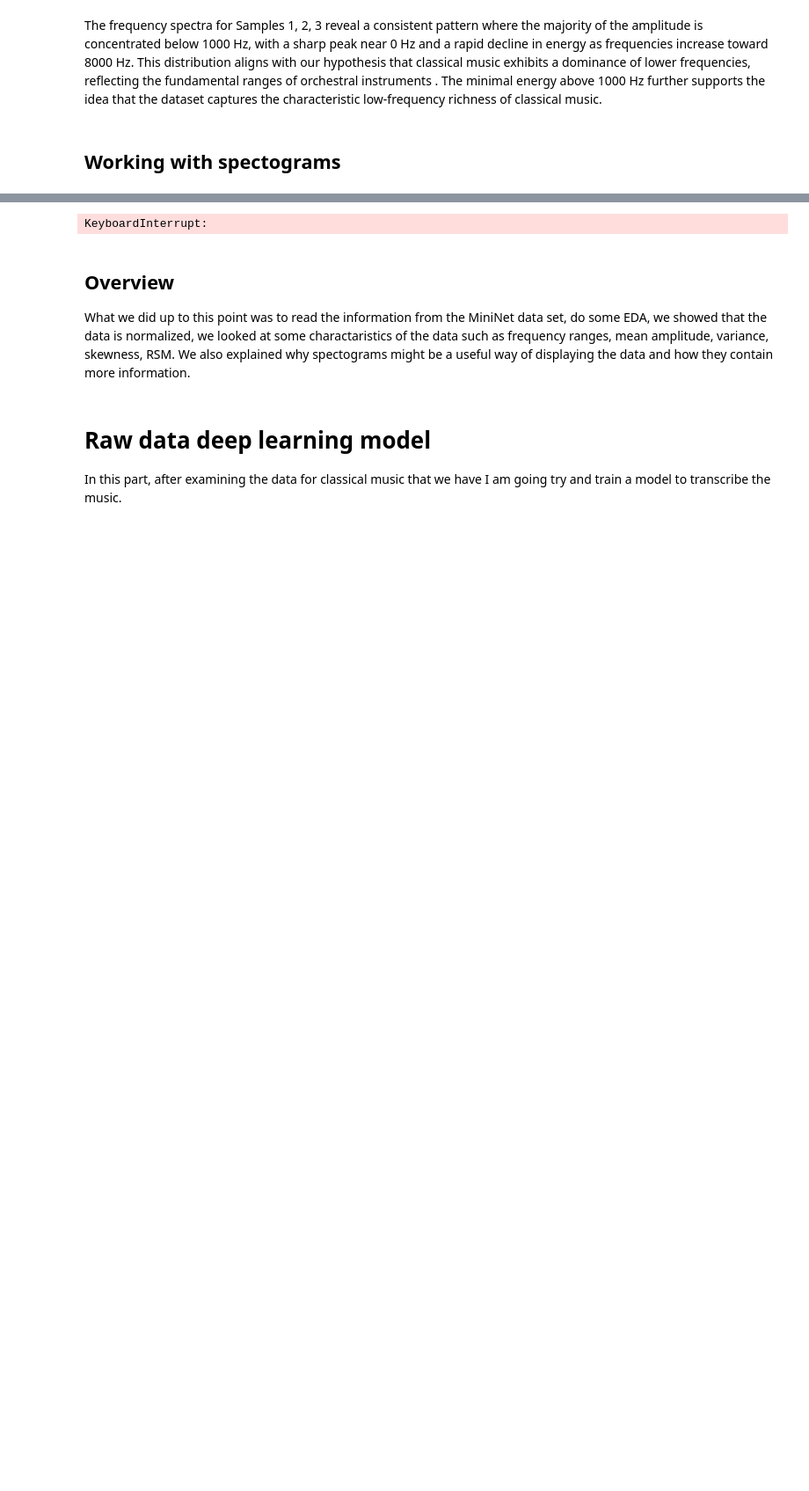
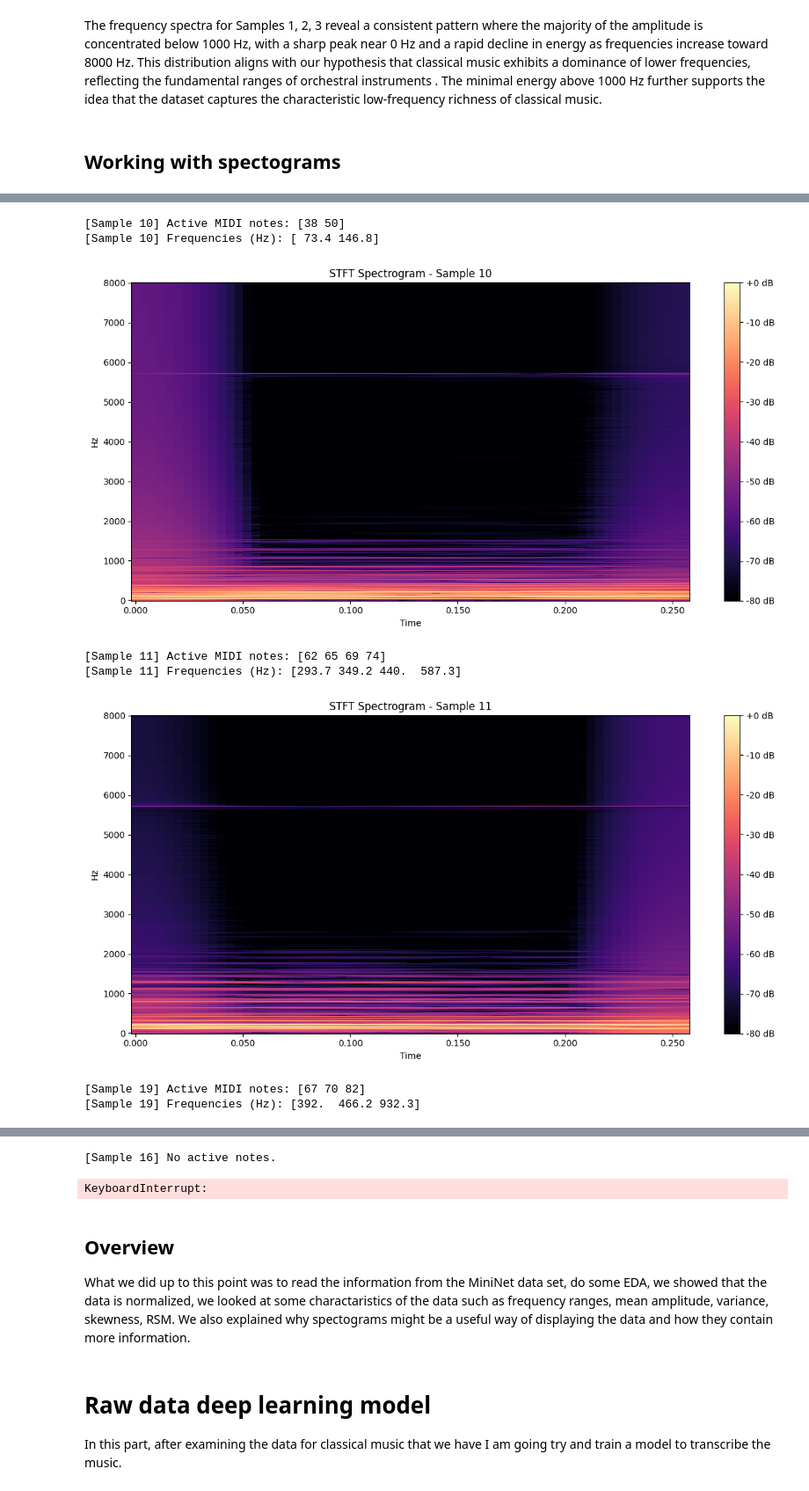
Before and after one commit to Stoymirov/Automated-music-analsis-pipeline-and-EDA, a Jupyter notebook: Classical_music.ipynb, the cells around one changed output, grey strips where cells are left out. Shown at 88% size. Drawn from its saved outputs; the diff is of its cells as text; code cells hidden in the pictures; blank space fills up the shorter version.

```diff
--- a/Classical_music.ipynb
+++ b/Classical_music.ipynb
@@ -370,0 +376,46 @@ When we need to create a model that is able to distinguish different notes(i.g.,
+# %%
+sr = 16000
+samples_to_plot = [10, 11, 19, 16]
+
+def midi_to_freq(midi_note):
+    return 440.0 * 2 ** ((midi_note - 69) / 12)
+
+for idx in samples_to_plot:
+
+    sample = Xtest[idx]
+    labels = Ytest[idx]
+
+    # Find active MIDI notes
+    active_notes = np.where(labels == 1)[0]
+    if len(active_notes) == 0:
+        print(f"[Sample {idx}] No active notes.")
+        continue
+
+    # Convert MIDI notes to frequencies
+    freqs = [midi_to_freq(n) for n in active_notes]
+    print(f"[Sample {idx}] Active MIDI notes: {active_notes}")
+    print(f"[Sample {idx}] Frequencies (Hz): {np.round(freqs, 1)}")
+
+
+    n_fft = 2048
+    hop_length = 64
+    S = np.abs(librosa.stft(y=sample, n_fft=n_fft, hop_length=hop_length))
+    S_dB = librosa.amplitude_to_db(S, ref=np.max)
+
+    # Plot the spectrogram
+    plt.figure(figsize=(12, 6))
+    librosa.display.specshow(S_dB, sr=sr, hop_length=hop_length, x_axis='time', y_axis='hz')
+    plt.colorbar(format='%+2.0f dB')
+    plt.title(f'STFT Spectrogram - Sample {idx}')
+
+    plt.tight_layout()
+    plt.show()
+# %% [output]
+[Sample 10] Active MIDI notes: [38 50]
+[Sample 10] Frequencies (Hz): [ 73.4 146.8]
+[figure, added]
+[Sample 11] Active MIDI notes: [62 65 69 74]
+[Sample 11] Frequencies (Hz): [293.7 349.2 440.  587.3]
+[figure, added]
+[Sample 19] Active MIDI notes: [67 70 82]
+[Sample 19] Frequencies (Hz): [392.  466.2 932.3]
@@ -371,3 +423,4 @@ When we need to create a model that is able to distinguish different notes(i.g.,
+[Sample 16] No active notes.
 # %%
 sr = 16000
 n_mels = 64  # Number of mel frequency bins
```
Also changed, not shown: parts of 14 cells of this notebook.
